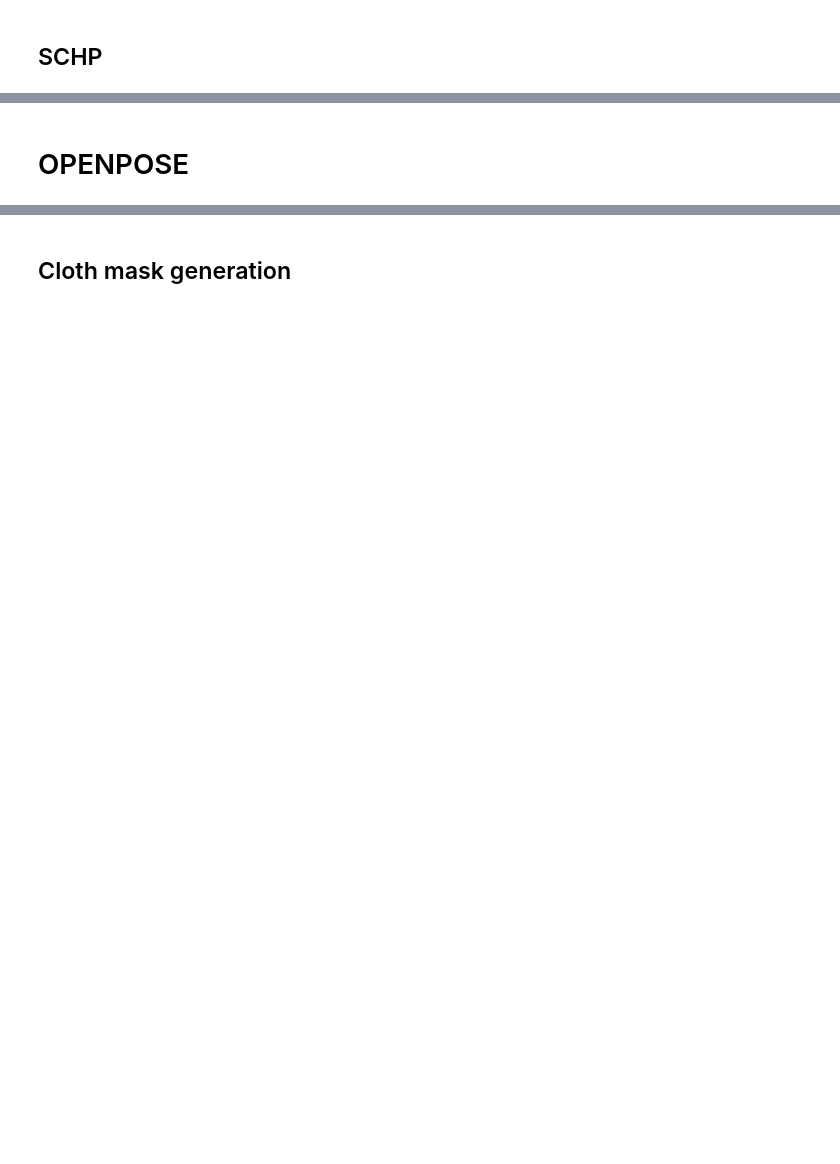
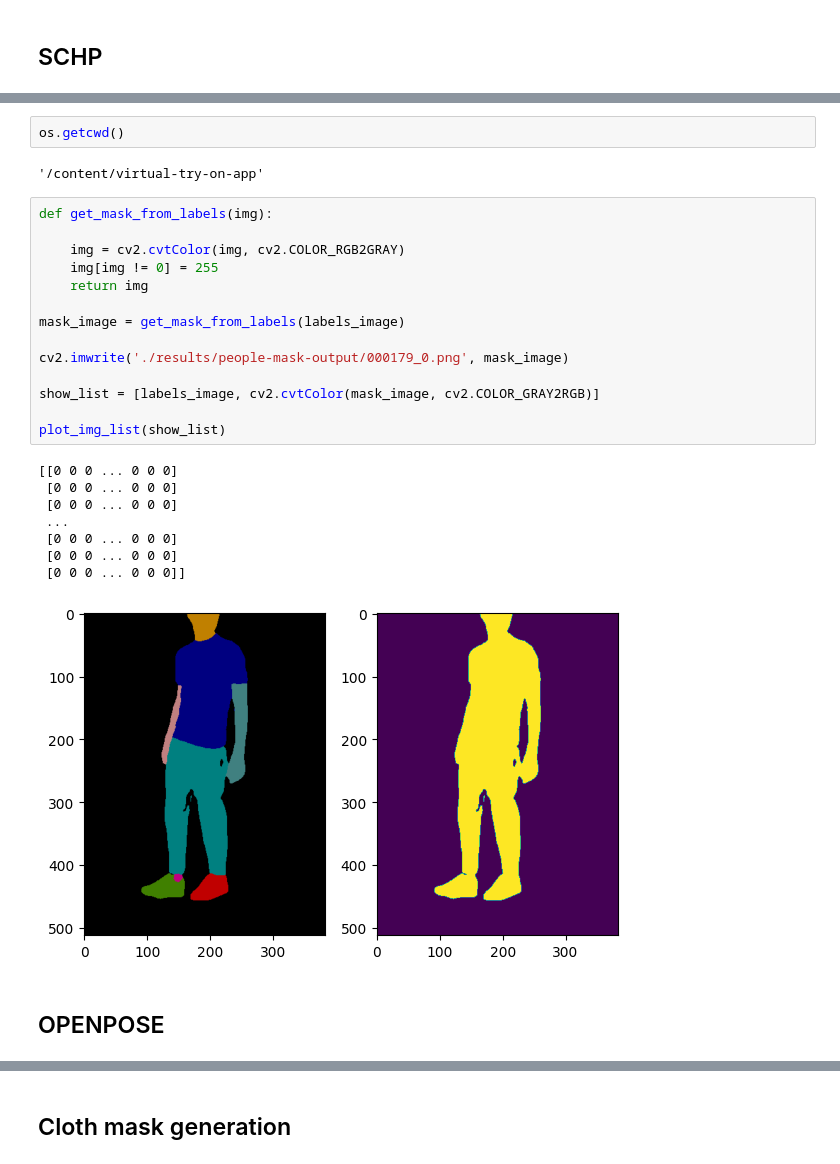
Before and after one commit to felicia-puzone/virtual-try-on-app, a Jupyter notebook: Inference_pipeline_presentation.ipynb, the cells around one changed output, grey strips where cells are left out. Saved outputs shown, nothing was run; the diff lists cells and outputs as text; blank space fills up the shorter version.

```diff
--- a/Inference_pipeline_presentation.ipynb
+++ b/Inference_pipeline_presentation.ipynb
@@ -15,5 +136,32 @@ h.hello()
+# %%
+os.getcwd()
+# %% [output]
+'/content/virtual-try-on-app'
+# %%
+def get_mask_from_labels(img):
+
+    img = cv2.cvtColor(img, cv2.COLOR_RGB2GRAY)
+    img[img != 0] = 255
+    return img
+
+mask_image = get_mask_from_labels(labels_image)
+
+cv2.imwrite('./results/people-mask-output/000179_0.png', mask_image)
+
+show_list = [labels_image, cv2.cvtColor(mask_image, cv2.COLOR_GRAY2RGB)]
+
+plot_img_list(show_list)
+# %% [output]
+[[0 0 0 ... 0 0 0]
+ [0 0 0 ... 0 0 0]
+ [0 0 0 ... 0 0 0]
+ ...
+ [0 0 0 ... 0 0 0]
+ [0 0 0 ... 0 0 0]
+ [0 0 0 ... 0 0 0]]
+[figure, added]
 # %% [markdown]
-# OPENPOSE
+## OPENPOSE
 # %%
 import subprocess
 import os
```
Also changed, not shown: parts of 22 cells of this notebook, 2 other files.
